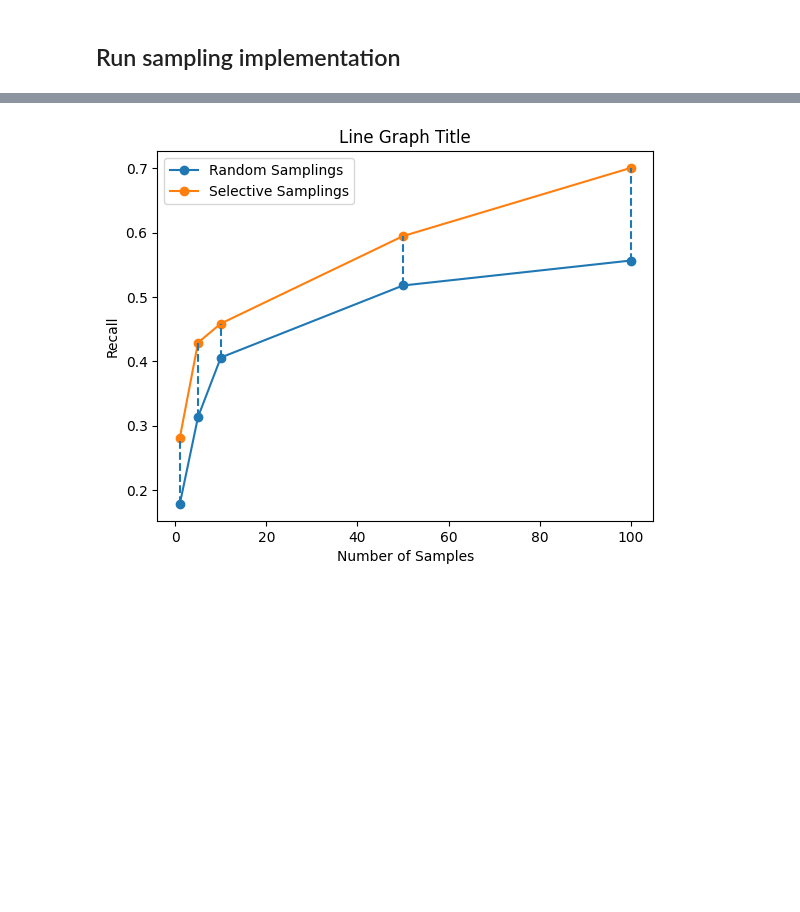
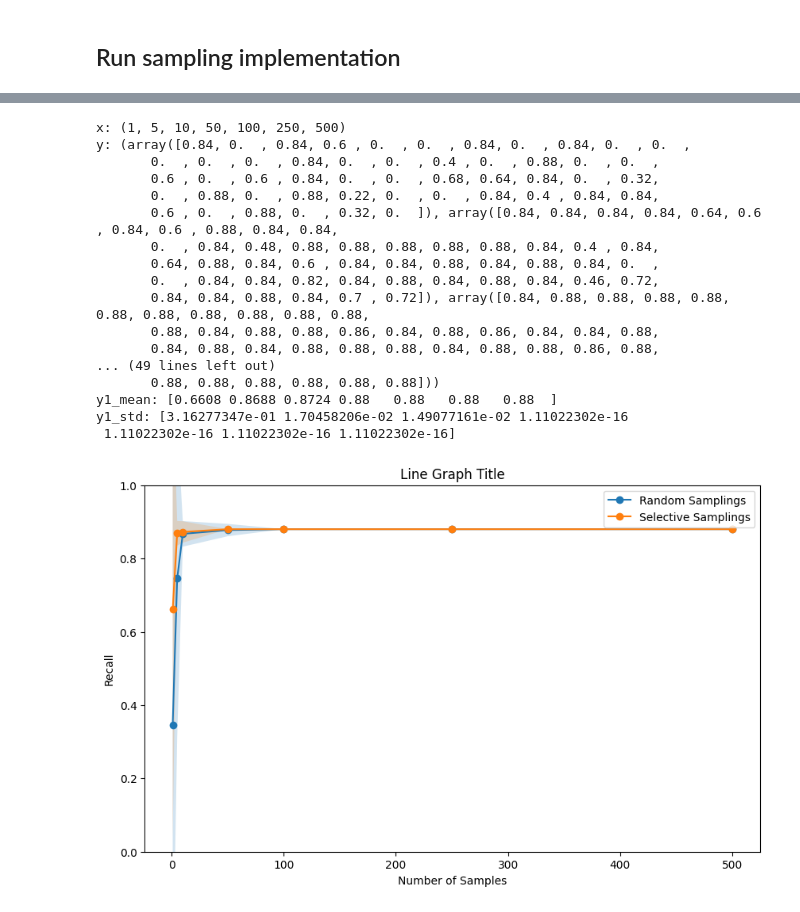
Before and after one commit to cmudig/divisi-toolkit, a Jupyter notebook: slice_finding_adult.ipynb, the cells around one changed output, grey strips where cells are left out. Cells and saved outputs as stored; diff of their text form; code cells hidden in the pictures; blank space fills up the shorter version.

Commit message:
sampling experiment final

```diff
--- a/slice_finding_adult.ipynb
+++ b/slice_finding_adult.ipynb
@@ -127,7 +127,8 @@ score_functions = {
 # the slices must contain at least this fraction of the dataset.
 # a higher value would mean that fewer slices are eligible, and
 # also that sampling is more likely to work well
-min_items = int(len(discrete_df) * 0.001)
+min_items = int(len(discrete_df) * 0.05)
+# 0.05, 0.01, 0.005, 0.001
 
 num_slices_to_return = 50
 
@@ -197,7 +198,10 @@ def get_sampling_avg_recall_random(number_of_samples, number_of_iterations):
         results_sampling_unranked_random.append(random_sampling_recall)
 
     print (results_sampling_unranked_random)
-    return sum(results_sampling_unranked_random) / len(results_sampling_unranked_random)
+    results_sampling_unranked_random = np.array(results_sampling_unranked_random)
+
+    return results_sampling_unranked_random;
+#     return sum(results_sampling_unranked_random) / len(results_sampling_unranked_random)
 
 def get_sampling_avg_recall_selective(number_of_samples, number_of_iterations):
     results_sampling_unranked_selective = []
@@ -222,4 +226,6 @@ def get_sampling_avg_recall_selective(number_of_samples, number_of_iterations):
         results_sampling_unranked_selective.append(selective_sampling_recall)
 
     print (results_sampling_unranked_selective)
-    return sum(results_sampling_unranked_selective) / len(results_sampling_unranked_selective)
+    results_sampling_unranked_selective = np.array(results_sampling_unranked_selective)
+    return results_sampling_unranked_selective
+#     return sum(results_sampling_unranked_selective) / len(results_sampling_unranked_selective)
@@ -240,7 +246,7 @@ def get_recall_selective_samplings (sample_count_list, number_of_iterations):
 # %%
 number_of_iterations = 50
 
-sample_count_list = [1, 5, 10, 50, 100]
+sample_count_list = [1, 5, 10, 50, 100, 250, 500]
 
 recall_random_samplings = get_recall_random_samplings(sample_count_list, number_of_iterations)
 recall_selective_samplings = get_recall_selective_samplings(sample_count_list, number_of_iterations)
@@ -273,25 +376,65 @@ print (recall_selective_samplings)
 # %%
 import matplotlib.pylab as plt
 
 lists = sorted(recall_random_samplings.items()) # sorted by key, return a list of tuples
 lists1 = sorted(recall_selective_samplings.items()) # sorted by key, return a list of tuples
 
 x, y = zip(*lists) # unpack a list of pairs into two tuples
 x1, y1 = zip(*lists1)
 
-plt.plot(x, y, marker='o', label="Random Samplings")
-plt.plot(x1, y1, marker='o', label="Selective Samplings")
+# y_mean = [y[i].mean() for i in range (len(y))]
+y_mean = np.vstack(y).mean(axis=1)
+y_std = np.vstack(y).std(axis=1)
+
+y1_mean = np.vstack(y1).mean(axis=1)
+y1_std = np.vstack(y1).std(axis=1)
+
+y_lower = y_mean - (y_std * 1.96)
+y_upper = y_mean + (y_std * 1.96)
+
+y1_lower = y1_mean - (y1_std * 1.96)
+y1_upper = y1_mean + (y1_std * 1.96)
+
+print ("x:", x)
+print ("y:", y)
+
+print ("y_mean:", y_mean)
+print ("y_std:", y_std)
+
+
+print ("y1:", y1)
+print ("y1_mean:", y1_mean)
+print ("y1_std:", y1_std)
+
+plt.figure(figsize=(10, 6))
+
+plt.plot(x, y_mean, marker='o', label="Random Samplings")
+plt.fill_between(x, y_lower, y_upper, alpha=0.2)
+plt.plot(x1, y1_mean, marker='o', label="Selective Samplings")
+plt.fill_between(x1, y1_lower, y1_upper, alpha=0.2)
 plt.xlabel("Number of Samples")
 plt.ylabel("Recall")
 plt.title("Line Graph Title")
 plt.legend()
 
-# iterate through x values and draw vertical lines where x values match
-for i in range(len(x)):
-    if x[i] in x1:
-        index = x1.index(x[i])
-        plt.vlines(x=x[i], ymin=y[i], ymax=y1[index], linestyles="dashed")
-
+plt.gca().set_ylim([0, 1.0])
 plt.show()
 # %% [output]
+x: (1, 5, 10, 50, 100, 250, 500)
+y: (array([0.84, 0.  , 0.84, 0.6 , 0.  , 0.  , 0.84, 0.  , 0.84, 0.  , 0.  ,
+       0.  , 0.  , 0.  , 0.84, 0.  , 0.  , 0.4 , 0.  , 0.88, 0.  , 0.  ,
+       0.6 , 0.  , 0.6 , 0.84, 0.  , 0.  , 0.68, 0.64, 0.84, 0.  , 0.32,
+       0.  , 0.88, 0.  , 0.88, 0.22, 0.  , 0.  , 0.84, 0.4 , 0.84, 0.84,
+       0.6 , 0.  , 0.88, 0.  , 0.32, 0.  ]), array([0.84, 0.84, 0.84, 0.84, 0.64, 0.6 , 0.84, 0.6 , 0.88, 0.84, 0.84,
+       0.  , 0.84, 0.48, 0.88, 0.88, 0.88, 0.88, 0.88, 0.84, 0.4 , 0.84,
+       0.64, 0.88, 0.84, 0.6 , 0.84, 0.84, 0.88, 0.84, 0.88, 0.84, 0.  ,
+       0.  , 0.84, 0.84, 0.82, 0.84, 0.88, 0.84, 0.88, 0.84, 0.46, 0.72,
+       0.84, 0.84, 0.88, 0.84, 0.7 , 0.72]), array([0.84, 0.88, 0.88, 0.88, 0.88, 0.88, 0.88, 0.88, 0.88, 0.88, 0.88,
+       0.88, 0.84, 0.88, 0.88, 0.86, 0.84, 0.88, 0.86, 0.84, 0.84, 0.88,
+       0.84, 0.88, 0.84, 0.88, 0.88, 0.88, 0.84, 0.88, 0.88, 0.86, 0.88,
+... (49 lines left out)
+       0.88, 0.88, 0.88, 0.88, 0.88, 0.88]))
+y1_mean: [0.6608 0.8688 0.8724 0.88   0.88   0.88   0.88  ]
+y1_std: [3.16277347e-01 1.70458206e-02 1.49077161e-02 1.11022302e-16
+ 1.11022302e-16 1.11022302e-16 1.11022302e-16]
-[figure, old version]
+[figure, new version]
```
Also changed, not shown: parts of 6 cells of this notebook.
